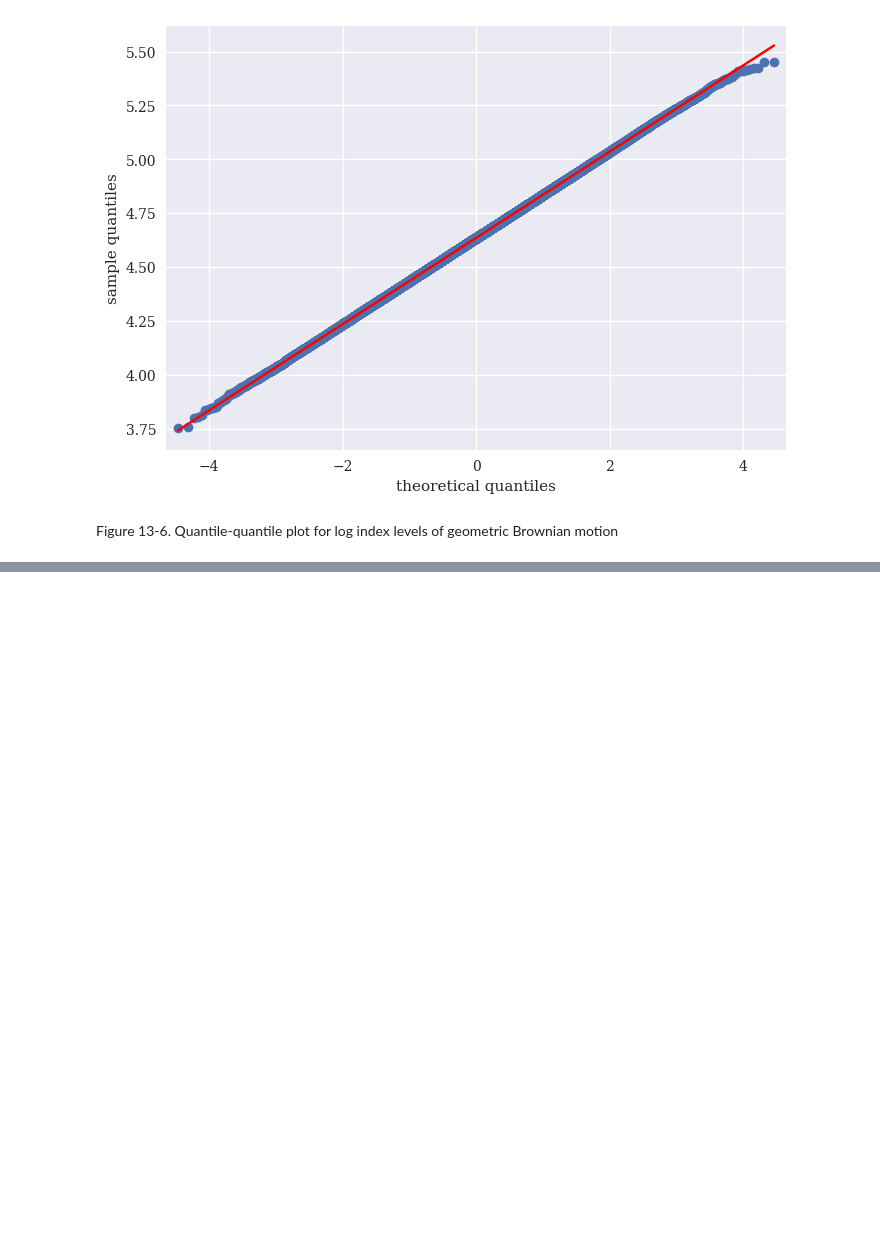
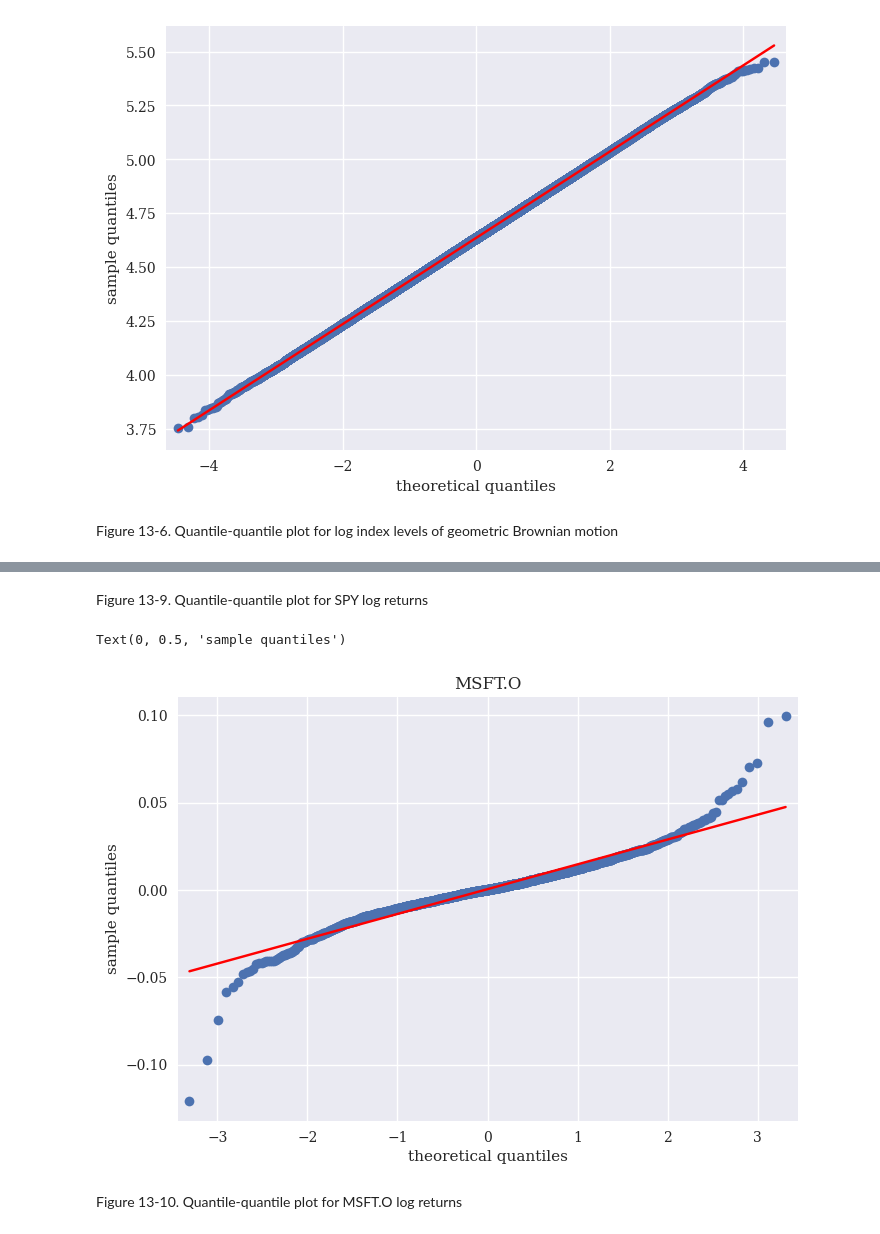
Before and after one commit to Youngsoo1024/Python_Finance, a Jupyter notebook: Chap13/ch13_test.ipynb, the cells around one changed output, grey strips where cells are left out. Saved outputs shown, nothing was run; the diff lists cells and outputs as text; code cells hidden in the pictures; blank space fills up the shorter version.

```diff
--- a/Chap13/ch13_test.ipynb
+++ b/Chap13/ch13_test.ipynb
@@ -269,0 +352,12 @@ Figure 13-6. Quantile-quantile plot for log index levels of geometric Brownian m
+# %% [markdown]
+Figure 13-9. Quantile-quantile plot for SPY log returns
+# %%
+sm.qqplot(log_returns['MSFT.O'].dropna(), line='s')
+plt.title('MSFT.O')
+plt.xlabel('theoretical quantiles')
+plt.ylabel('sample quantiles')
+# %% [output]
+Text(0, 0.5, 'sample quantiles')
+[figure, added]
+# %% [markdown]
+Figure 13-10. Quantile-quantile plot for MSFT.O log returns
```
Also changed, not shown: parts of 35 cells of this notebook, 1 other file.
